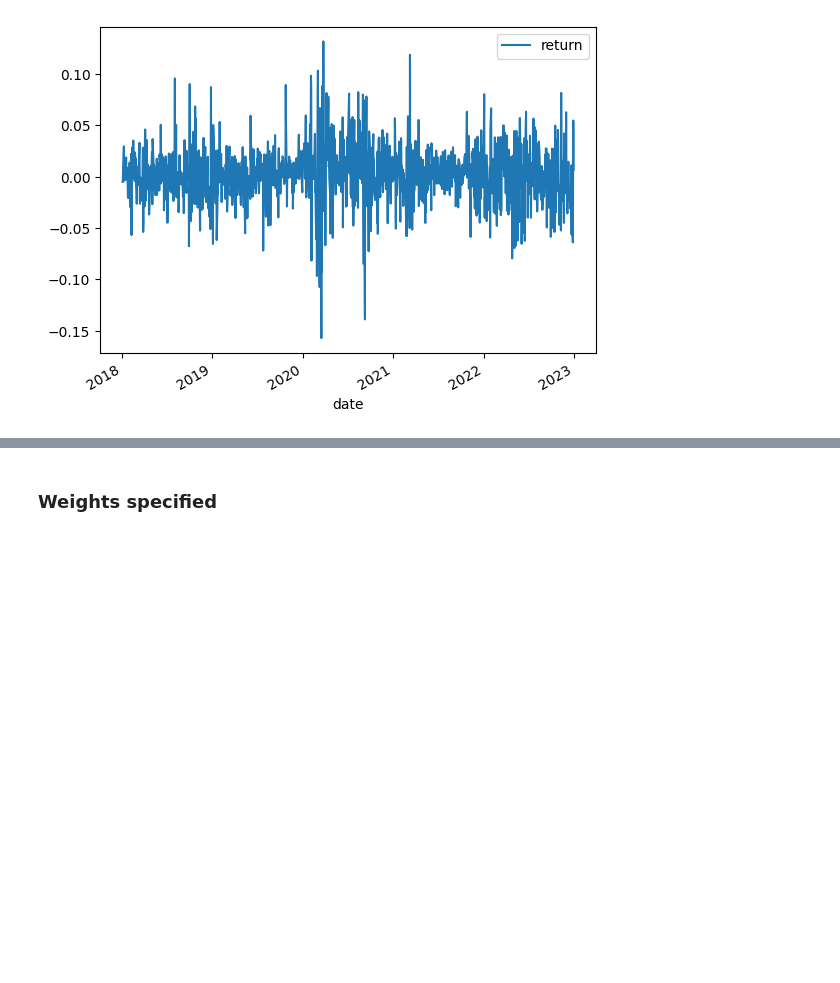
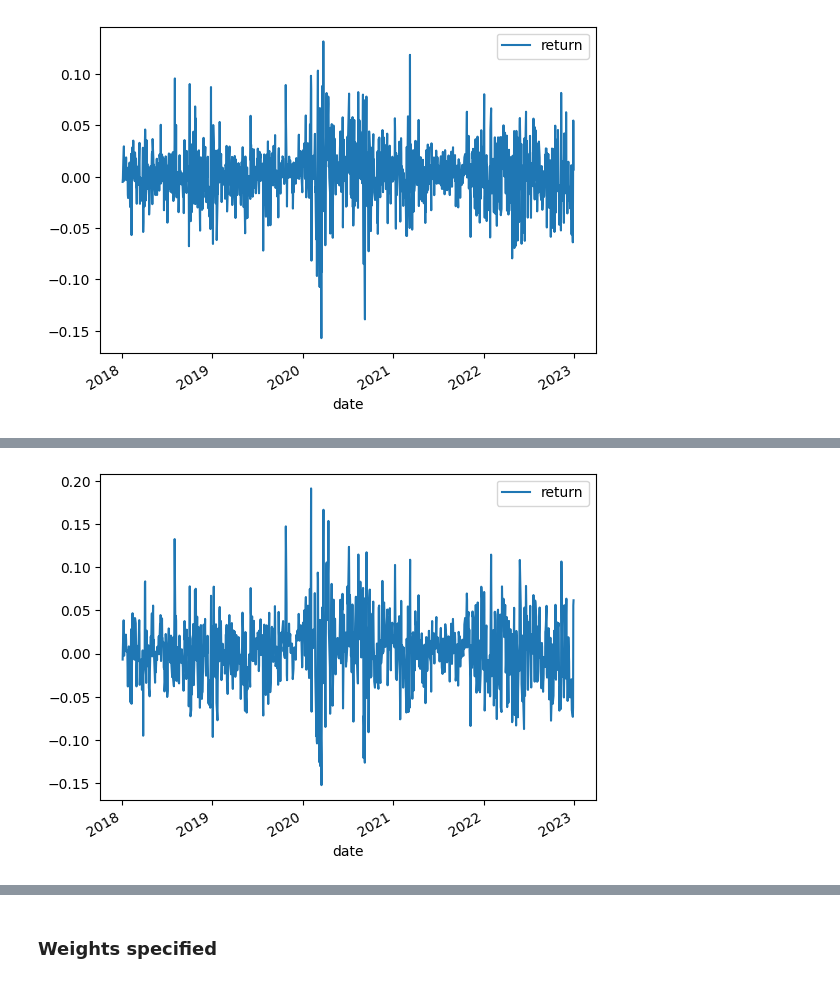
Before and after one commit to mohitbgupta-tcw/quantkit, a Jupyter notebook: notebooks/greg/scratch.ipynb, the cells around one changed output, grey strips where cells are left out. Saved outputs shown, nothing was run; the diff lists cells and outputs as text; code cells hidden in the pictures; blank space fills up the shorter version.

Commit message:
Added cumulative product returns.

```diff
--- a/notebooks/greg/scratch.ipynb
+++ b/notebooks/greg/scratch.ipynb
@@ -179,0 +239,6 @@ df.plot()
+# %%
+cumulative_returns_df = (df+1).rolling(2).apply(np.prod)-1
+cumulative_returns_df.plot()
+plt.show()
+# %% [output]
+[figure, added]
```
Also changed, not shown: parts of 10 cells of this notebook, 8 other files.
